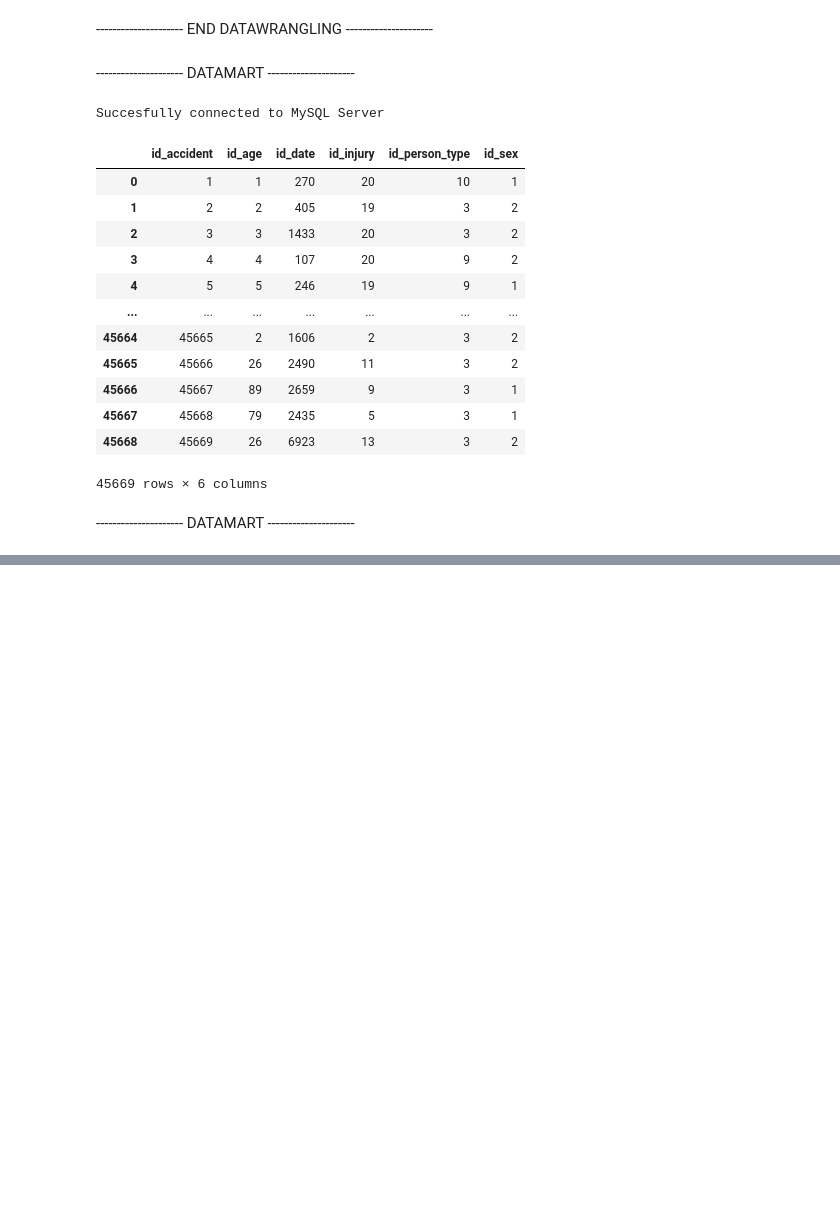
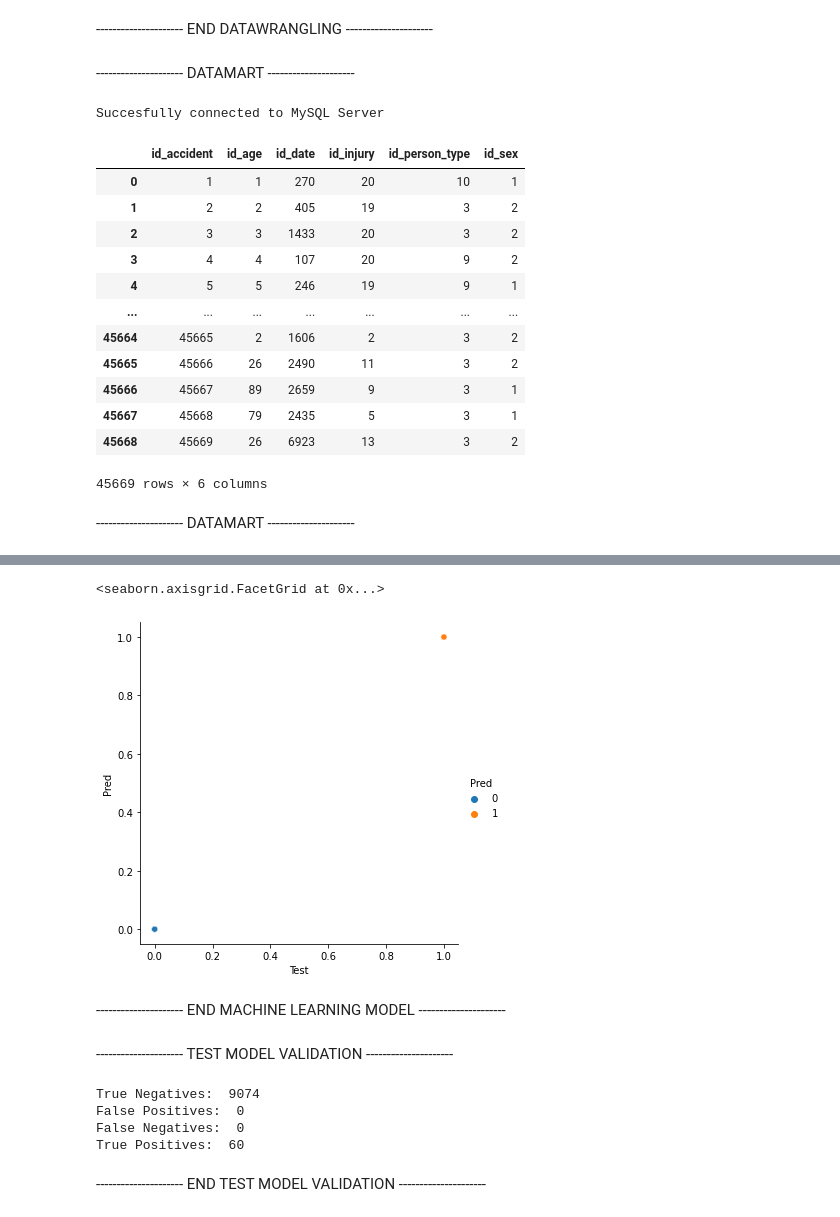
Before and after one commit to FabricioZAGA/data-mining-final-test, a Jupyter notebook: zgaf_data_mining_final.ipynb, the cells around one changed output, grey strips where cells are left out. Cells and saved outputs as stored; diff of their text form; code cells hidden in the pictures; blank space fills up the shorter version.

```diff
--- a/zgaf_data_mining_final.ipynb
+++ b/zgaf_data_mining_final.ipynb
@@ -268,0 +292,3 @@ cur.close()
+# %%
+learningObject.insert(0, 'class', (np.where(learningObject['id_injury'] > 14, 1, 0)))
+#learningObject = pd.get_dummies(learningObject, drop_first=True)
@@ -268,0 +311,10 @@ cur.close()
+# %%
+y = learningObject['class']
+X = learningObject.drop(columns = ['class'])
+
+X_train, X_test, y_train, y_test = train_test_split(X, y, test_size=0.20, random_state=45)
+# %%
+LR = LogisticRegression()
+LR.fit(X_train,y_train)
+
+y_pred = LR.predict(X_test)
@@ -268,0 +329,7 @@ cur.close()
+# %%
+comp_t = pd.DataFrame({'Test': y_test})
+comp_t.reindex(method='bfill')
+comp_t.index = range(comp_t.shape[0])
+comp_p = pd.DataFrame({'Pred': y_pred})
+comp = pd.merge(comp_t,comp_p,left_index=True, right_index=True)
+comp
@@ -268,0 +350,9 @@ cur.close()
+# %%
+sns.relplot(x='Test',y='Pred',data=comp, hue="Pred")
+# %% [output]
+<seaborn.axisgrid.FacetGrid at 0x...>
+[figure, added]
+# %% [markdown]
+--------------------- END MACHINE LEARNING MODEL ---------------------
+# %% [markdown]
+--------------------- TEST MODEL VALIDATION ---------------------
@@ -268,0 +362,13 @@ cur.close()
+# %%
+tn, fp, fn, tp = confusion_matrix(y_test, y_pred).ravel()
+print("True Negatives: ", tn)
+print("False Positives: ", fp)
+print("False Negatives: ", fn)
+print("True Positives: ", tp)
+# %% [output]
+True Negatives:  9074
+False Positives:  0
+False Negatives:  0
+True Positives:  60
+# %% [markdown]
+--------------------- END TEST MODEL VALIDATION ---------------------
```
Also changed, not shown: parts of 9 cells of this notebook, 1 other file.
